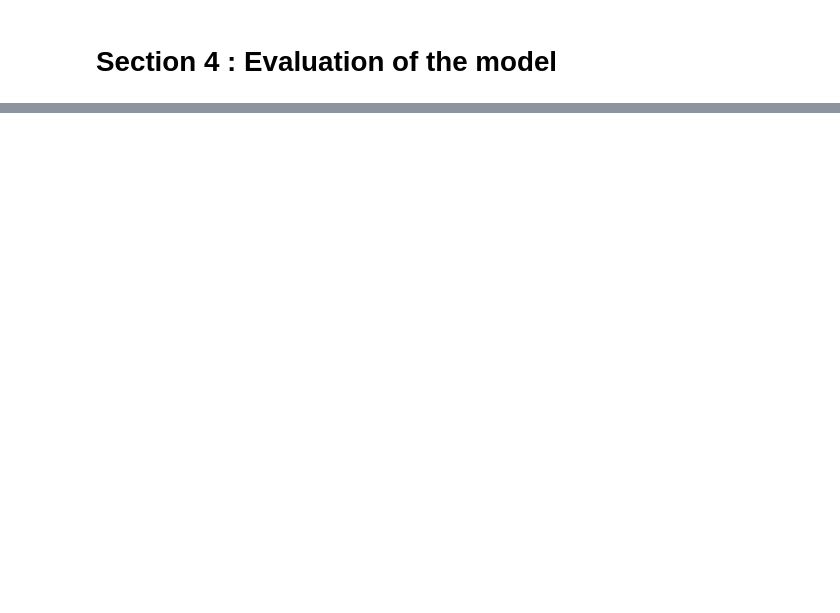
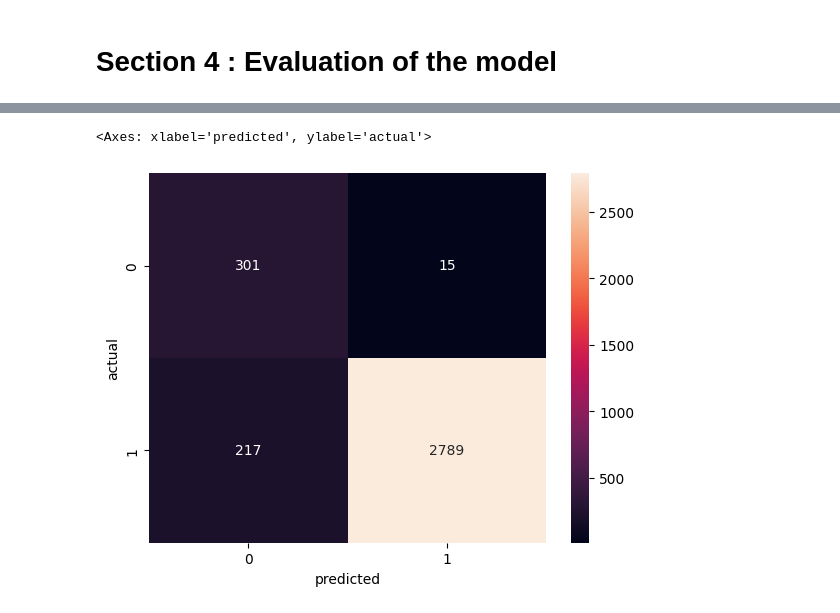
Before and after one commit to OmarGamalH/PneumoNet-Deep-Learning-for-Pneumonia-Detection, a Jupyter notebook: pneumonia-project.ipynb, the cells around one changed output, grey strips where cells are left out. Cells and saved outputs as stored; diff of their text form; code cells hidden in the pictures; blank space fills up the shorter version.

Commit message:
add confusion_matrix

```diff
--- a/pneumonia-project.ipynb
+++ b/pneumonia-project.ipynb
@@ -304,0 +310,37 @@ predict_and_plot(model , test_dataset)
+# %%
+def load_model(model_path = '/kaggle/input/models/omargamalhamed/mymodel/pytorch/default/1/Pneumonia_model.pk'):
+    with open(model_path , 'br') as f:
+        model = pk.load(f)
+        return model
+model = load_model("/kaggle/input/models/omargamalhamed/mymodel/pytorch/default/1/Pneumonia_model.pk")
+# %%
+def get_confusion_matrix(model , test_loader , threshold = 0.5):
+    confusion_matrix = [
+    #Pred = 0 , Pred = 1
+        [0 , 0], # actual = 0
+        [0 , 0]  # actual = 1
+    ]
+
+    for batch , targets in test_loader:
+        outputs = model(batch)
+        predictions = (outputs >= threshold).to(torch.int).squeeze()
+        for i in range(len(outputs)):
+            actual = int(targets[i].item())
+            predicted = int(predictions[i].item())
+            confusion_matrix[actual][predicted] += 1
+
+    return np.array(confusion_matrix)
+
+confusion_matrix = get_confusion_matrix(model , test_loader)
+# %%
+import seaborn as sb
+
+def get_heatmap(confusion_matrix):
+    ax = sb.heatmap(confusion_matrix , annot = True , fmt = ".10g")
+    ax.set(xlabel= "predicted" , ylabel = 'actual')
+    return ax
+# %%
+get_heatmap(confusion_matrix)
+# %% [output]
+<Axes: xlabel='predicted', ylabel='actual'>
+[figure, added]
```
Also changed, not shown: parts of 8 cells of this notebook, 10 other files.
